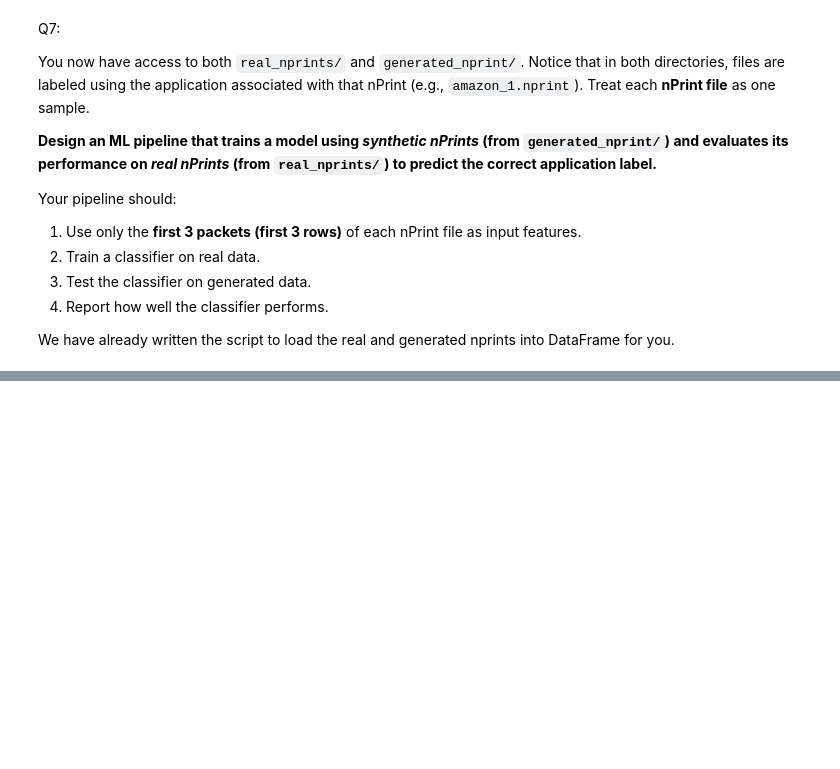
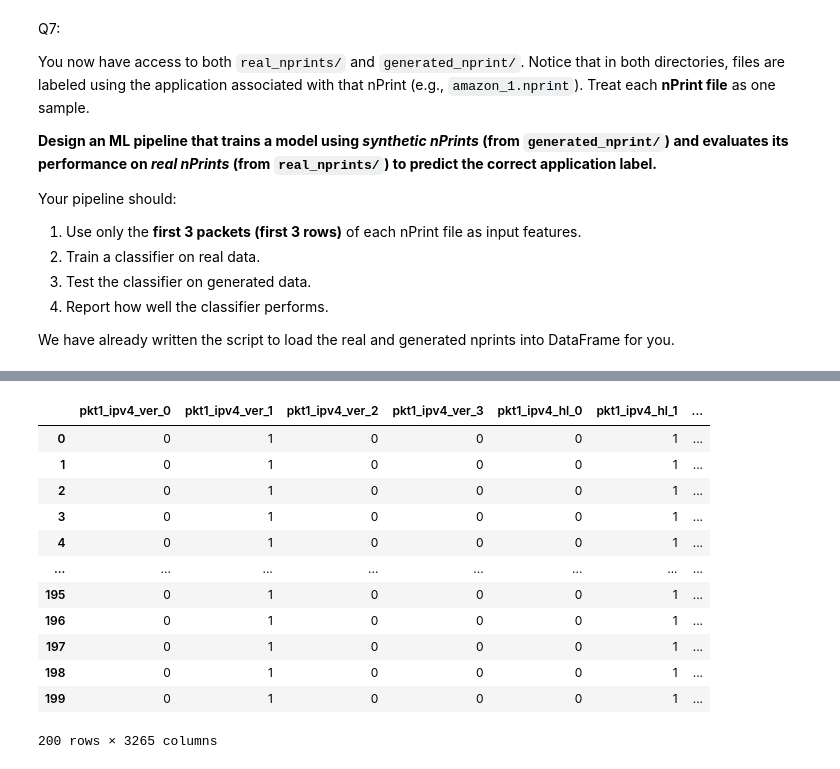
Before and after one commit to md-45/ml-systems-copy, a Jupyter notebook: docs/assignments/NetDiffusion_Simple.ipynb, the cells around one changed output, grey strips where cells are left out. Cells and saved outputs as stored; diff of their text form; code cells hidden in the pictures; blank space fills up the shorter version.

```diff
--- a/docs/assignments/NetDiffusion_Simple.ipynb
+++ b/docs/assignments/NetDiffusion_Simple.ipynb
@@ -346,0 +365,16 @@ print(df_real.head())
+# %%
+df_real
+# %% [output]
+|  | pkt1_ipv4_ver_0 | pkt1_ipv4_ver_1 | pkt1_ipv4_ver_2 | pkt1_ipv4_ver_3 | pkt1_ipv4_hl_0 | pkt1_ipv4_hl_1 | ... |
+| 0 | 0 | 1 | 0 | 0 | 0 | 1 | ... |
+| 1 | 0 | 1 | 0 | 0 | 0 | 1 | ... |
+| 2 | 0 | 1 | 0 | 0 | 0 | 1 | ... |
+| 3 | 0 | 1 | 0 | 0 | 0 | 1 | ... |
+| 4 | 0 | 1 | 0 | 0 | 0 | 1 | ... |
+| ... | ... | ... | ... | ... | ... | ... | ... |
+| 195 | 0 | 1 | 0 | 0 | 0 | 1 | ... |
+| 196 | 0 | 1 | 0 | 0 | 0 | 1 | ... |
+| 197 | 0 | 1 | 0 | 0 | 0 | 1 | ... |
+| 198 | 0 | 1 | 0 | 0 | 0 | 1 | ... |
+| 199 | 0 | 1 | 0 | 0 | 0 | 1 | ... |
+200 rows × 3265 columns
```
Also changed, not shown: parts of 3 cells of this notebook.
